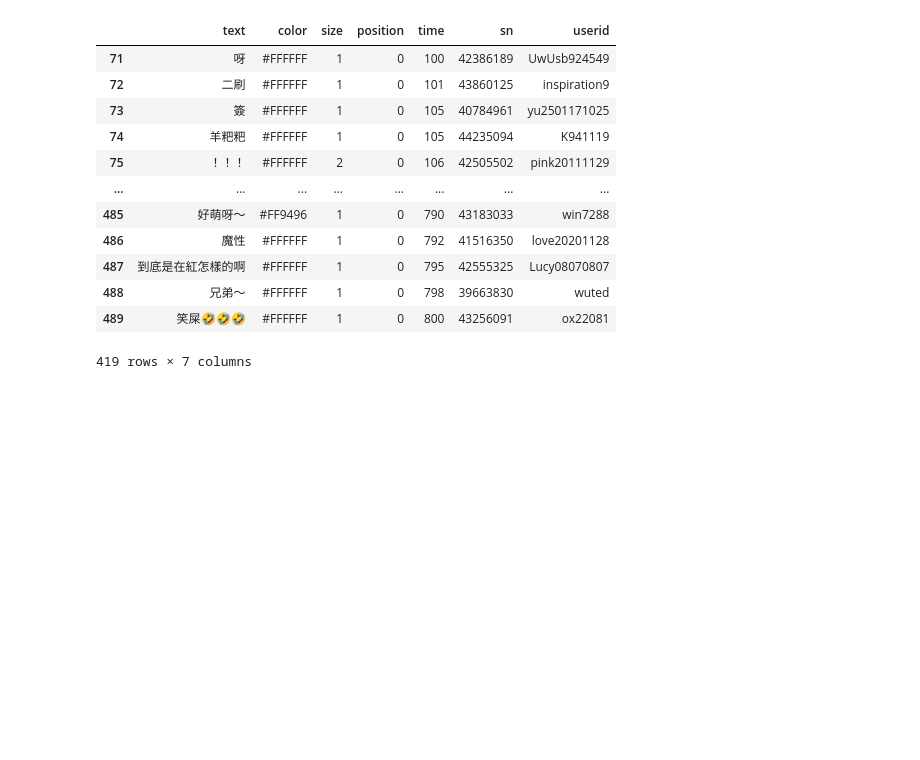
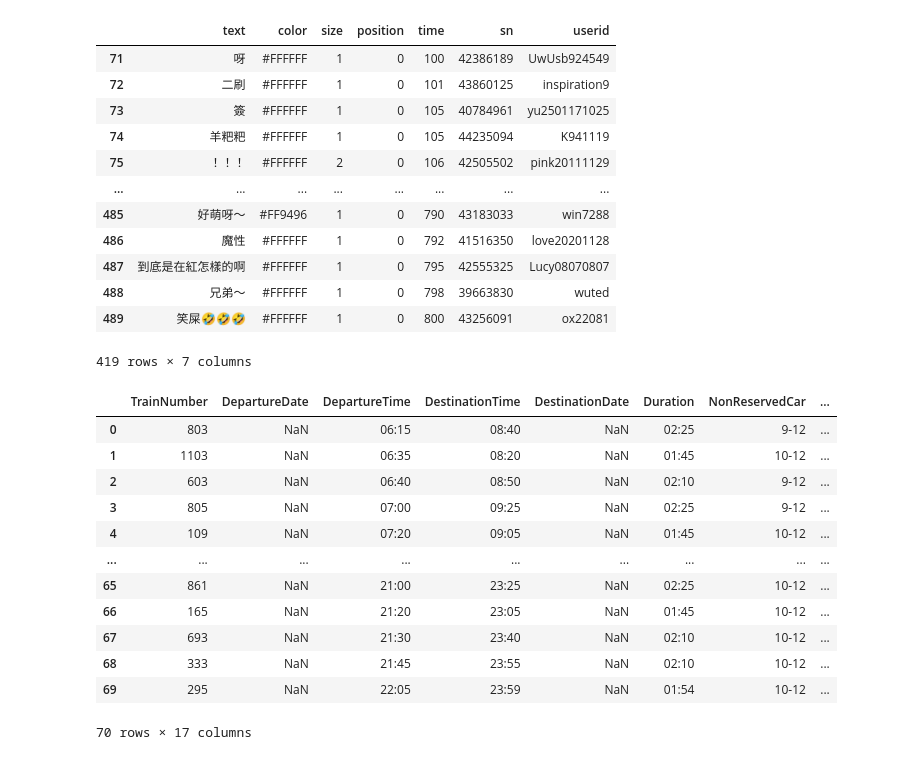
Before and after one commit to Elwing-Chou/tibame20251203, a Jupyter notebook: tibame20251223.ipynb, the cells around one changed output. Cells and saved outputs as stored; diff of their text form; code cells hidden in the pictures; blank space fills up the shorter version.

```diff
--- a/tibame20251223.ipynb
+++ b/tibame20251223.ipynb
@@ -79,3 +79,25 @@ df[fil]
 | 488 | 兄弟～ | #FFFFFF | 1 | 0 | 798 | 39663830 | wuted |
 | 489 | 笑屎🤣🤣🤣 | #FFFFFF | 1 | 0 | 800 | 43256091 | ox22081 |
 419 rows × 7 columns
+# %%
+import urllib.request as req
+import pandas as pd
+
+url = "https://github.com/Elwing-Chou/tibame20251203/raw/refs/heads/main/highrail.csv"
+req.urlretrieve(url, "highrail.csv")
+df = pd.read_csv("highrail.csv", encoding="utf-8", index_col=0)
+df
+# %% [output]
+|  | TrainNumber | DepartureDate | DepartureTime | DestinationTime | DestinationDate | Duration | NonReservedCar | ... |
+| 0 | 803 | NaN | 06:15 | 08:40 | NaN | 02:25 | 9-12 | ... |
+| 1 | 1103 | NaN | 06:35 | 08:20 | NaN | 01:45 | 10-12 | ... |
+| 2 | 603 | NaN | 06:40 | 08:50 | NaN | 02:10 | 9-12 | ... |
+| 3 | 805 | NaN | 07:00 | 09:25 | NaN | 02:25 | 9-12 | ... |
+| 4 | 109 | NaN | 07:20 | 09:05 | NaN | 01:45 | 10-12 | ... |
+| ... | ... | ... | ... | ... | ... | ... | ... | ... |
+| 65 | 861 | NaN | 21:00 | 23:25 | NaN | 02:25 | 10-12 | ... |
+| 66 | 165 | NaN | 21:20 | 23:05 | NaN | 01:45 | 10-12 | ... |
+| 67 | 693 | NaN | 21:30 | 23:40 | NaN | 02:10 | 10-12 | ... |
+| 68 | 333 | NaN | 21:45 | 23:55 | NaN | 02:10 | 10-12 | ... |
+| 69 | 295 | NaN | 22:05 | 23:59 | NaN | 01:54 | 10-12 | ... |
+70 rows × 17 columns
```
Also changed, not shown: parts of 1 cell of this notebook.
